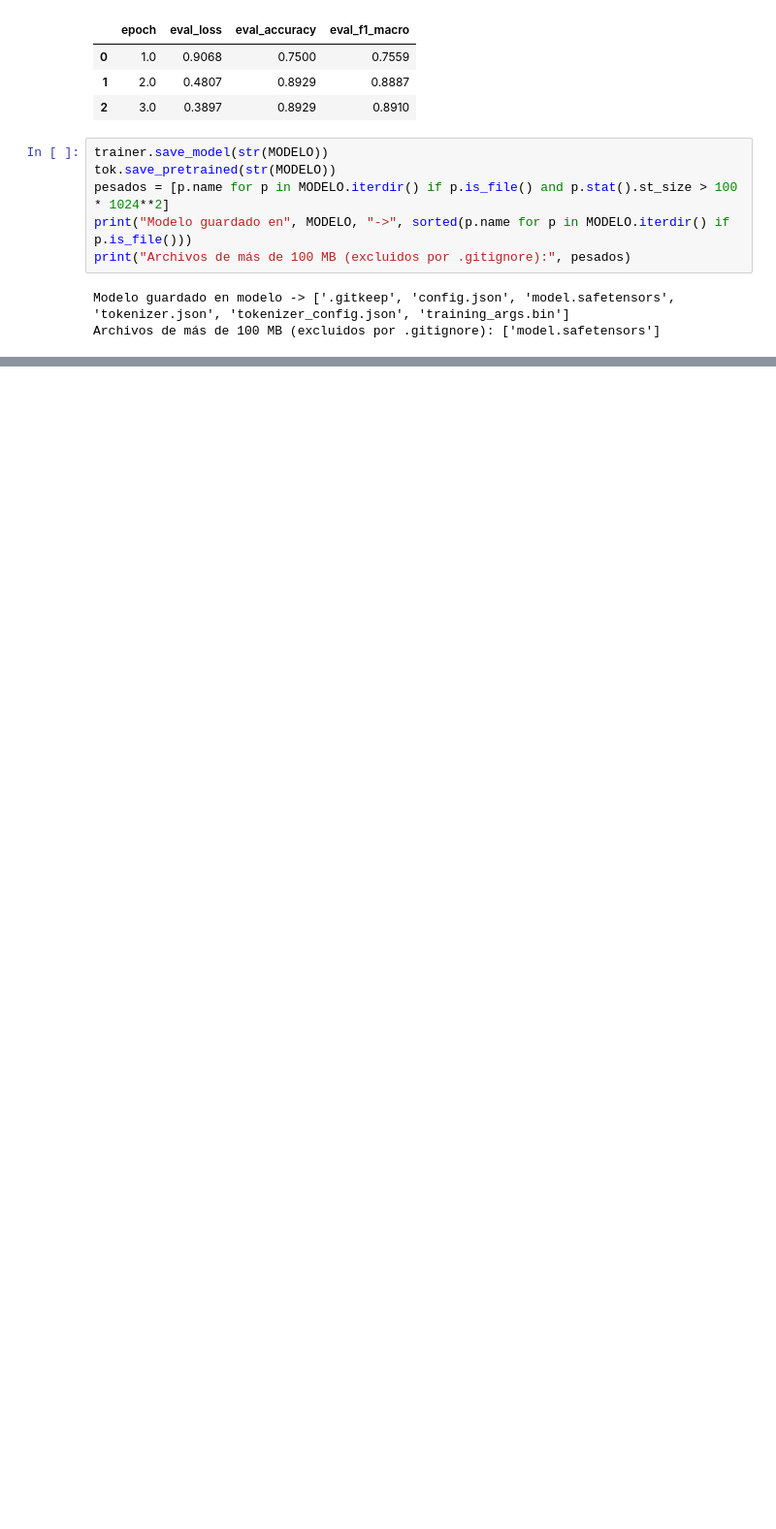
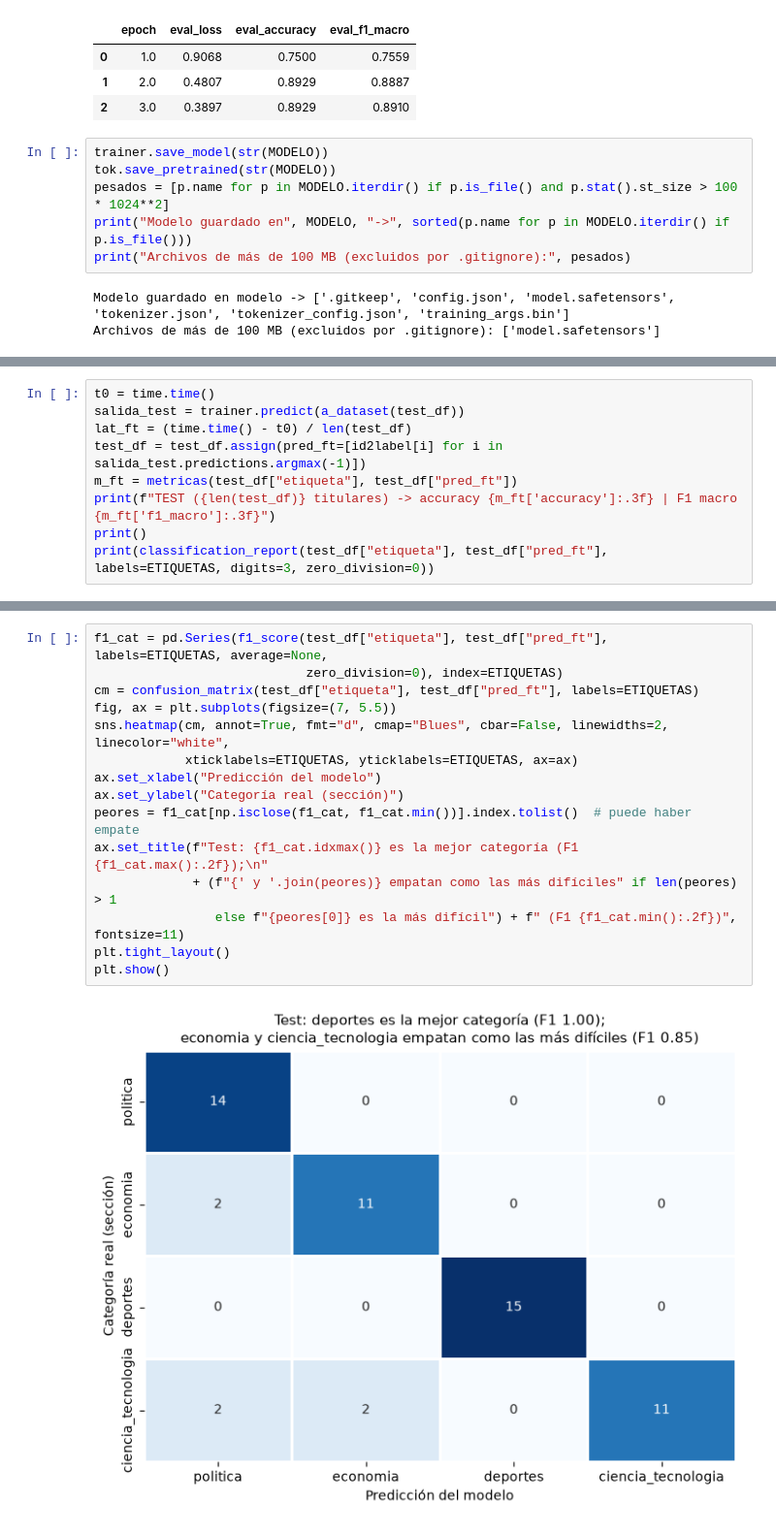
Before and after one commit to IvettexMamani/diplomado-python-2026, a Jupyter notebook: tarea_1/02_clasificacion.ipynb, the cells around one changed output, grey strips where cells are left out. Shown at 97% size. Cells and saved outputs as stored; diff of their text form; blank space fills up the shorter version.

```diff
--- a/tarea_1/02_clasificacion.ipynb
+++ b/tarea_1/02_clasificacion.ipynb
@@ -498,0 +503,9 @@ Archivos de más de 100 MB (excluidos por .gitignore): ['model.safetensors']
+# %%
+t0 = time.time()
+salida_test = trainer.predict(a_dataset(test_df))
+lat_ft = (time.time() - t0) / len(test_df)
+test_df = test_df.assign(pred_ft=[id2label[i] for i in salida_test.predictions.argmax(-1)])
+m_ft = metricas(test_df["etiqueta"], test_df["pred_ft"])
+print(f"TEST ({len(test_df)} titulares) -> accuracy {m_ft['accuracy']:.3f} | F1 macro {m_ft['f1_macro']:.3f}")
+print()
+print(classification_report(test_df["etiqueta"], test_df["pred_ft"], labels=ETIQUETAS, digits=3, zero_division=0))
@@ -498,0 +525,17 @@ Archivos de más de 100 MB (excluidos por .gitignore): ['model.safetensors']
+# %%
+f1_cat = pd.Series(f1_score(test_df["etiqueta"], test_df["pred_ft"], labels=ETIQUETAS, average=None,
+                            zero_division=0), index=ETIQUETAS)
+cm = confusion_matrix(test_df["etiqueta"], test_df["pred_ft"], labels=ETIQUETAS)
+fig, ax = plt.subplots(figsize=(7, 5.5))
+sns.heatmap(cm, annot=True, fmt="d", cmap="Blues", cbar=False, linewidths=2, linecolor="white",
+            xticklabels=ETIQUETAS, yticklabels=ETIQUETAS, ax=ax)
+ax.set_xlabel("Predicción del modelo")
+ax.set_ylabel("Categoría real (sección)")
+peores = f1_cat[np.isclose(f1_cat, f1_cat.min())].index.tolist()  # puede haber empate
+ax.set_title(f"Test: {f1_cat.idxmax()} es la mejor categoría (F1 {f1_cat.max():.2f});\n"
+             + (f"{' y '.join(peores)} empatan como las más difíciles" if len(peores) > 1
+                else f"{peores[0]} es la más difícil") + f" (F1 {f1_cat.min():.2f})", fontsize=11)
+plt.tight_layout()
+plt.show()
+# %% [output]
+[figure, added]
```
Also changed, not shown: parts of 6 cells of this notebook.
